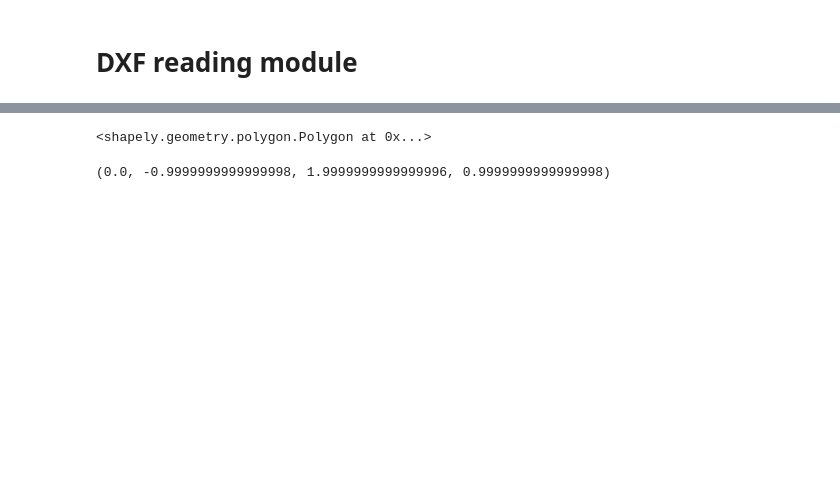
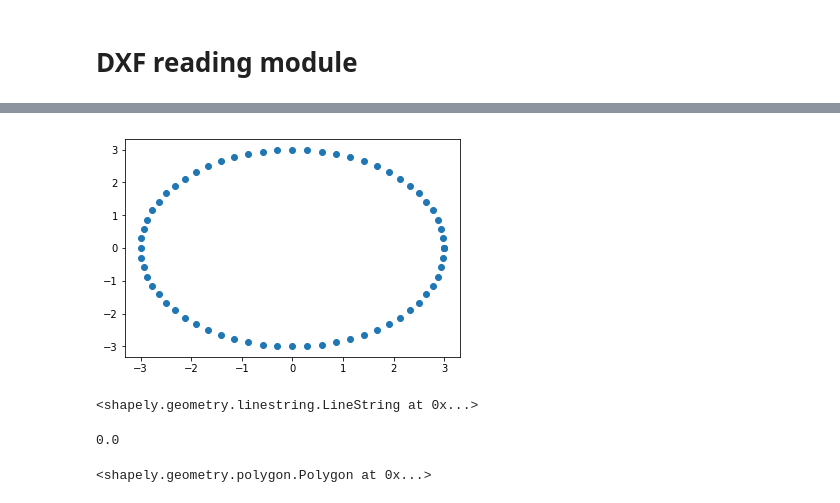
Before and after one commit to rudloffl/sheet-metal-cost-calculator, a Jupyter notebook: Notebooks/A1 - dxf parsing.ipynb, the cells around one changed output, grey strips where cells are left out. Drawn from its saved outputs; the diff is of its cells as text; code cells hidden in the pictures; blank space fills up the shorter version.

```diff
--- a/Notebooks/A1 - dxf parsing.ipynb
+++ b/Notebooks/A1 - dxf parsing.ipynb
@@ -133,0 +262,13 @@ plt.show()
+# %%
+import numpy as np
+import shapely
+from shapely.geometry.point import Point
+import matplotlib.pyplot as plt
+p = Point(0, 0)
+circle = p.buffer(3.0)
+a = np.array(circle.exterior.coords)
+# %%
+plt.scatter(x=np.array(circle.exterior.coords)[:,0], y=np.array(circle.exterior.coords)[:,1])
+plt.show()
+# %% [output]
+[figure, added]
@@ -134 +280,12 @@ plt.show()
+# %%
+from shapely.geometry import LineString
+#LineString(np.array(circle.exterior.coords))
+LineString([(0.0, 0.0), (1.0, 1.0)])
+# %% [output]
+<shapely.geometry.linestring.LineString at 0x...>
+# %%
+from shapely.geometry.polygon import LinearRing
+LinearRing([(0, 0), (1, 1), (1, 0), (0, 0),]).area
+# %% [output]
+0.0
 # %%
@@ -136,6 +295,2 @@ MultiPoint([(1, 1), (0, 0), (1, 0), (0, 1), (0.5, 5)]).convex_hull
 # %% [output]
 <shapely.geometry.polygon.Polygon at 0x...>
-# %%
-MultiPoint([(0, 0), (1, 1), (1, -1)]).minimum_rotated_rectangle.bounds
-# %% [output]
-(0.0, -0.9999999999999998, 1.9999999999999996, 0.9999999999999998)
```
Also changed, not shown: parts of 16 cells of this notebook.
